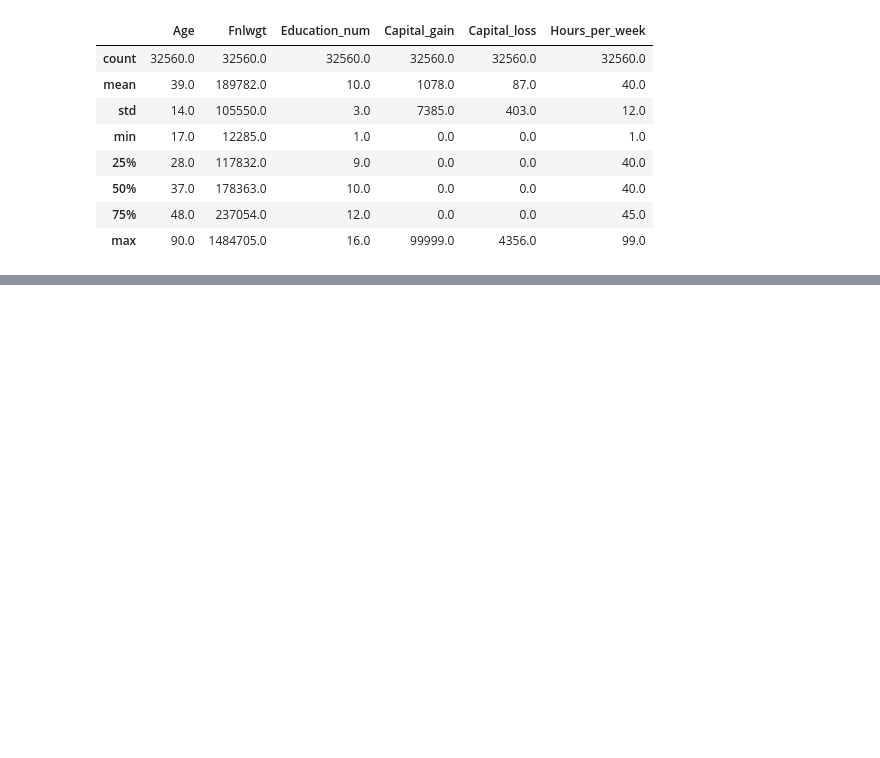
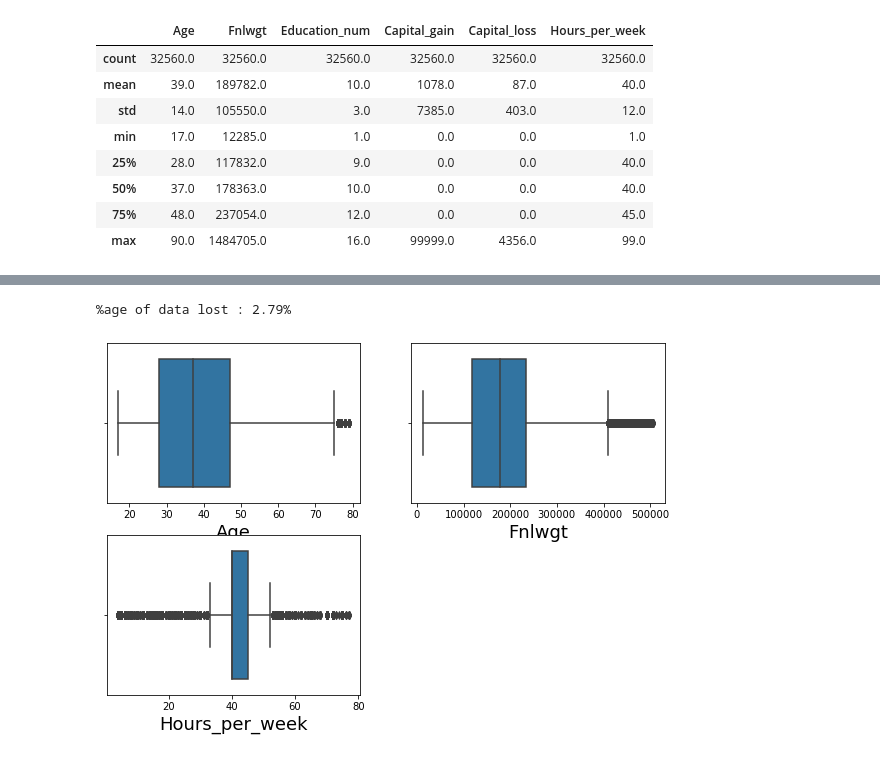
Before and after one commit to zobekenobe/DT-Evaluation-Project, a Jupyter notebook: Project 5.ipynb, the cells around one changed output, grey strips where cells are left out. Cells and saved outputs as stored; diff of their text form; code cells hidden in the pictures; blank space fills up the shorter version.

```diff
--- a/Project 5.ipynb
+++ b/Project 5.ipynb
@@ -125,0 +168,25 @@ TypeError: unhashable type: 'DataFrame'
+# %%
+sum = 0
+for col in numeric_col:
+    sum += len(df[(np.abs(zscore(df[[col]]))>3.).all(axis = 1)])
+# %%
+# %age of data that would be lost is we remove the outliers
+print(f"%age of data lost : {sum/len(df)*100:0.2f}%")
+# %% [output]
+%age of data lost : 2.79%
+# %%
+# Hence we got about removing the outliers from the dataset
+for col in numeric_col:
+    df = df[(np.abs(zscore(df[[col]]))<3.).all(axis = 1)]
+# %%
+# plotting the values again to check if the if the outliers have be removed
+plt.figure(figsize = (10, 10))
+plotnumber = 1
+for col in numeric_col:
+    plt.subplot(3,2,plotnumber)
+    sns.boxplot(df[col], orient = 'h')
+    plt.xlabel(col, fontsize = 18)
+    plotnumber += 1
+plt.show()
+# %% [output]
+[figure, added]
```
Also changed, not shown: parts of 62 cells of this notebook, 6 other files.
